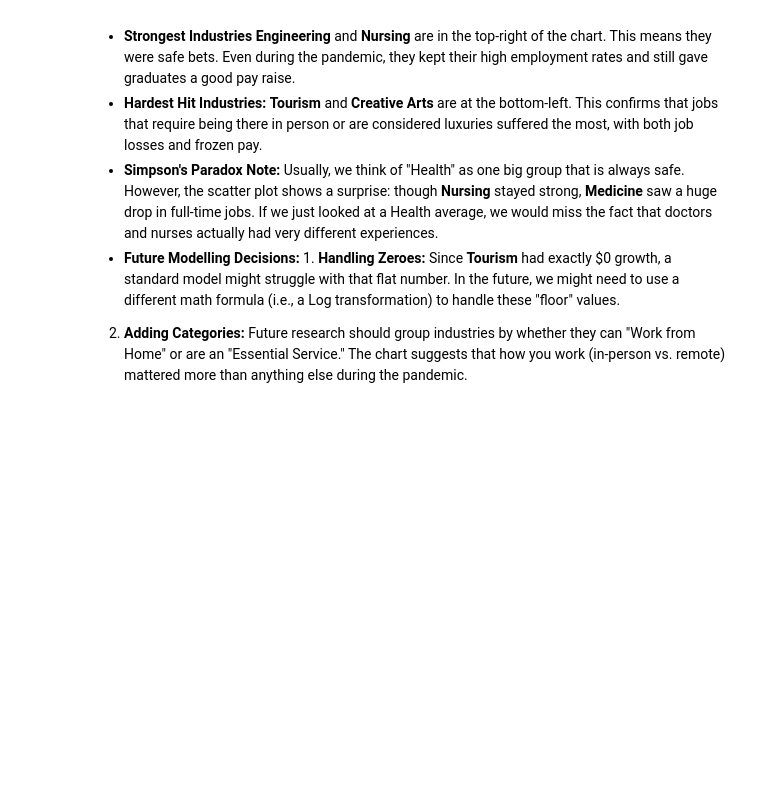
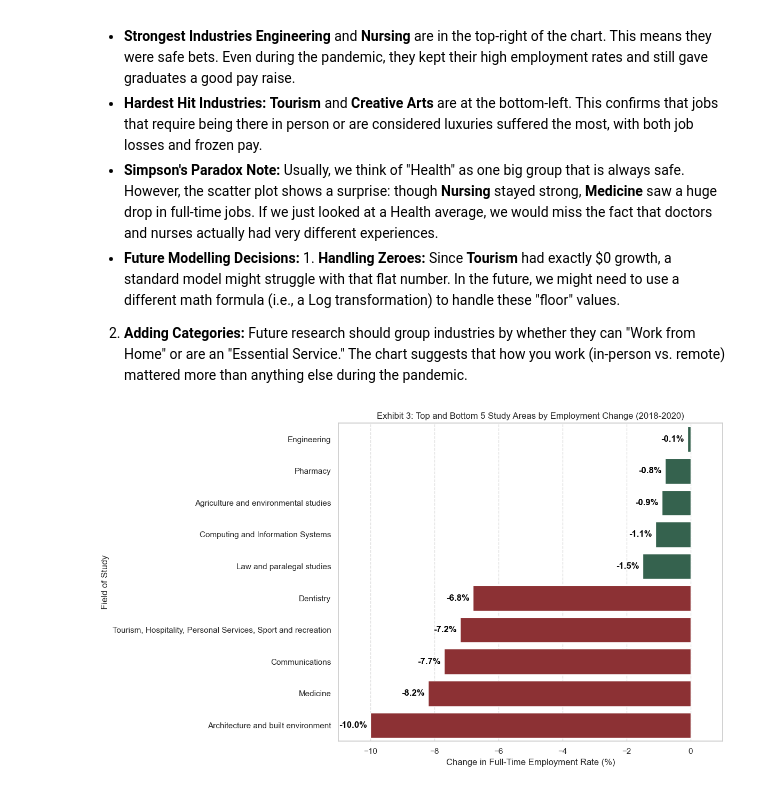
Before and after one commit to atikahtajarimim/ecc3479-project, a Jupyter notebook: code/eda_report.ipynb, the cells around one changed output. Saved outputs shown, nothing was run; the diff lists cells and outputs as text; code cells hidden in the pictures; blank space fills up the shorter version.

Commit message:
Added Exhibit 3 and 4 for EDA

```diff
--- a/code/eda_report.ipynb
+++ b/code/eda_report.ipynb
@@ -104,3 +104,50 @@ The scatter plot helps explain why we did not find a strong link between salary
 - **Simpson's Paradox Note:** Usually, we think of "Health" as one big group that is always safe. However, the scatter plot shows a surprise: though **Nursing** stayed strong, **Medicine** saw a huge drop in full-time jobs. If we just looked at a Health average, we would miss the fact that doctors and nurses actually had very different experiences.
 - **Future Modelling Decisions:** 1. **Handling Zeroes:** Since **Tourism** had exactly $0 growth, a standard model might struggle with that flat number. In the future, we might need to use a different math formula (i.e., a Log transformation) to handle these "floor" values.
 2. **Adding Categories:** Future research should group industries by whether they can "Work from Home" or are an "Essential Service." The chart suggests that how you work (in-person vs. remote) mattered more than anything else during the pandemic.
+# %%
+import pandas as pd
+import matplotlib.pyplot as plt
+import seaborn as sns
+
+# 4. Comparative Impact: Ranked Winners and Losers
+# We will create a dual bar chart to show the top 5 winners and losers based on employment change
+
+# Prepare the data by sorting by the change in Employment Rate
+df_sorted = df_analysis.sort_values('FTE_Diff', ascending=False)
+
+# Select Top 5 (highest resilience) and Bottom 5 (most affected)
+top_5 = df_sorted.head(5)
+bottom_5 = df_sorted.tail(5)
+winners_losers = pd.concat([top_5, bottom_5])
+
+plt.figure(figsize=(12, 7))
+
+# Create a color palette: Green for the "Winners" (top), Red for "Losers" (bottom)
+# Using specific hex codes for a professional look
+# Updated to avoid the Future Warning: Added hue='Study_Area' and legend=False
+colors = ['#2d6a4f'] * 5 + ['#9b2226'] * 5
+ax = sns.barplot(
+    data=winners_losers,
+    x='FTE_Diff',
+    y='Study_Area',
+    palette=colors,
+    hue='Study_Area',
+    legend=False
+)
+
+# Add data labels outside the bars for better readability
+for i, v in enumerate(winners_losers['FTE_Diff']):
+    # If value is negative, put text to the left; if positive, to the right
+    ha_val = 'right' if v < 0 else 'left'
+    offset = -0.1 if v < 0 else 0.1
+    plt.text(v + offset, i, f"{v}%", color='black', fontweight='bold', va='center', ha=ha_val)
+
+plt.title("Exhibit 3: Top and Bottom 5 Study Areas by Employment Change (2018-2020)")
+plt.xlabel("Change in Full-Time Employment Rate (%)")
+plt.ylabel("Field of Study")
+plt.grid(axis='x', linestyle='--', alpha=0.6)
+plt.xlim(-11, 1) # Give a little extra room for the labels
+plt.tight_layout()
+plt.show()
+# %% [output]
+[figure, added]
```
Also changed, not shown: parts of 3 cells of this notebook.
